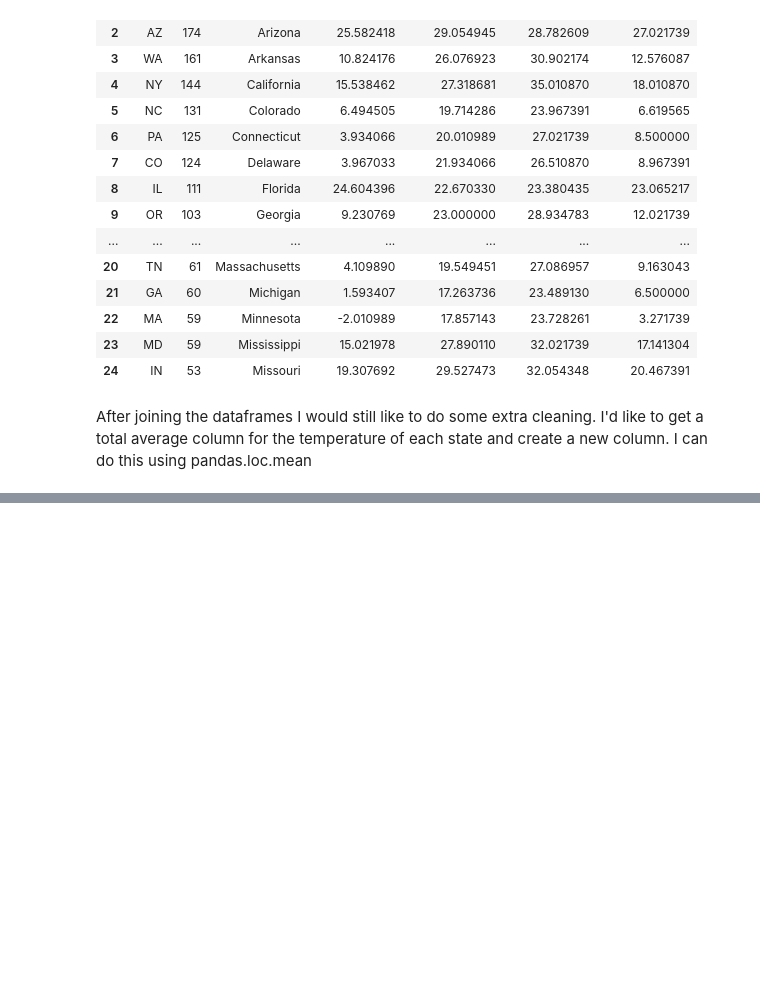
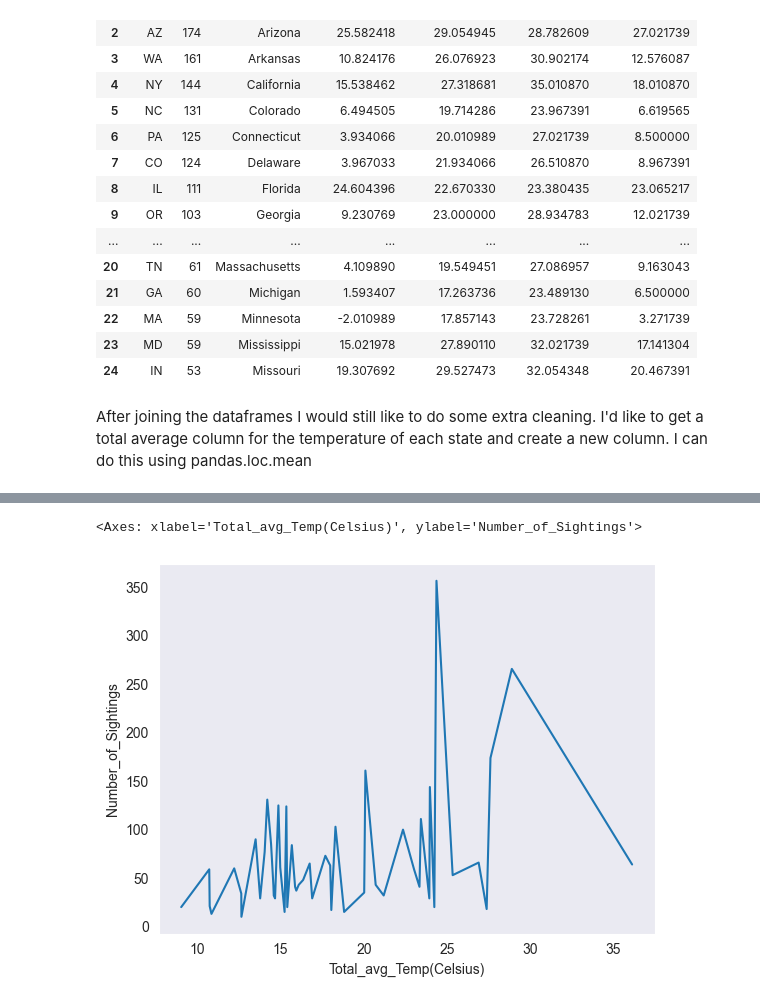
Before and after one commit to southsidefreddy/ufo_project, a Jupyter notebook: ufo.ipynb, the cells around one changed output, grey strips where cells are left out. Saved outputs shown, nothing was run; the diff lists cells and outputs as text; code cells hidden in the pictures; blank space fills up the shorter version.

```diff
--- a/ufo.ipynb
+++ b/ufo.ipynb
@@ -184,0 +219,7 @@ ufo.head()
+# %%
+# create a lineplot with seaborn that compares Number_of_Sightings with Total_avg_Temp
+
+sns.lineplot(y= 'Number_of_Sightings', x= 'Total_avg_Temp(Celsius)', data=ufo)
+# %% [output]
+<Axes: xlabel='Total_avg_Temp(Celsius)', ylabel='Number_of_Sightings'>
+[figure, added]
```
Also changed, not shown: parts of 12 cells of this notebook.
